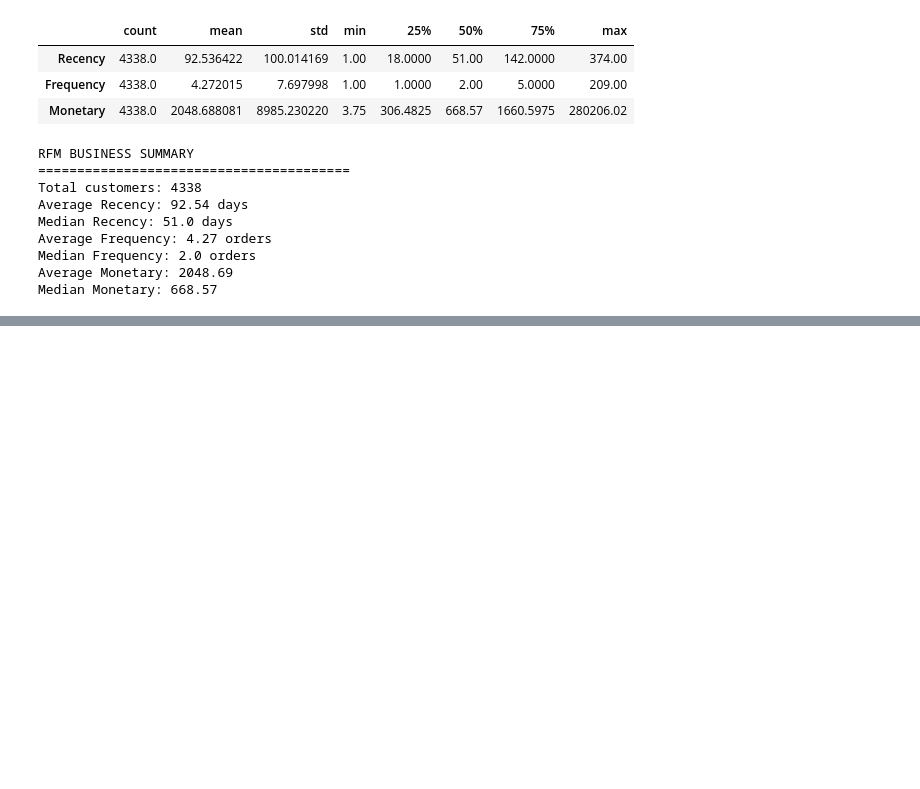
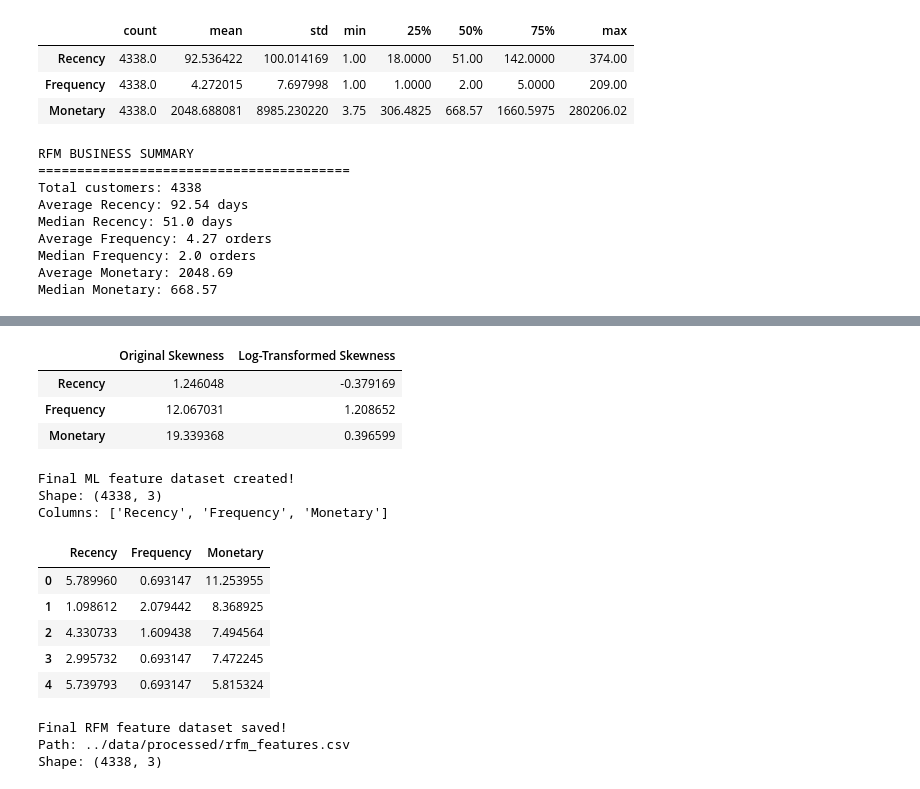
Before and after one commit to vanshika-2105/customer-segmentation-ml, a Jupyter notebook: notebooks/01_customer_segmentation_setup.ipynb, the cells around one changed output, grey strips where cells are left out. Drawn from its saved outputs; the diff is of its cells as text; code cells hidden in the pictures; blank space fills up the shorter version.

```diff
--- a/notebooks/01_customer_segmentation_setup.ipynb
+++ b/notebooks/01_customer_segmentation_setup.ipynb
@@ -784,0 +859,10 @@ Median Monetary: 668.57
+# %%
+rfm_log = np.log1p(rfm_ml)
+
+print("Log transformation completed!")
+
+print("\nOriginal statistics:")
+print(rfm_ml.describe())
+
+print("\nLog-transformed statistics:")
+print(rfm_log.describe())
@@ -784,0 +887,45 @@ Median Monetary: 668.57
+# %%
+original_skewness = rfm_ml.skew()
+transformed_skewness = rfm_log.skew()
+
+skewness_comparison = pd.DataFrame({
+    "Original Skewness": original_skewness,
+    "Log-Transformed Skewness": transformed_skewness
+})
+
+skewness_comparison
+# %% [output]
+|  | Original Skewness | Log-Transformed Skewness |
+| Recency | 1.246048 | -0.379169 |
+| Frequency | 12.067031 | 1.208652 |
+| Monetary | 19.339368 | 0.396599 |
+# %%
+rfm_final = rfm_log.copy()
+
+print("Final ML feature dataset created!")
+print("Shape:", rfm_final.shape)
+print("Columns:", rfm_final.columns.tolist())
+
+rfm_final.head()
+# %% [output]
+Final ML feature dataset created!
+Shape: (4338, 3)
+Columns: ['Recency', 'Frequency', 'Monetary']
+|  | Recency | Frequency | Monetary |
+| 0 | 5.789960 | 0.693147 | 11.253955 |
+| 1 | 1.098612 | 2.079442 | 8.368925 |
+| 2 | 4.330733 | 1.609438 | 7.494564 |
+| 3 | 2.995732 | 0.693147 | 7.472245 |
+| 4 | 5.739793 | 0.693147 | 5.815324 |
+# %%
+rfm_final_path = "../data/processed/rfm_features.csv"
+
+rfm_final.to_csv(rfm_final_path, index=False)
+
+print("Final RFM feature dataset saved!")
+print("Path:", rfm_final_path)
+print("Shape:", rfm_final.shape)
+# %% [output]
+Final RFM feature dataset saved!
+Path: ../data/processed/rfm_features.csv
+Shape: (4338, 3)
```
Also changed, not shown: parts of 5 cells of this notebook, 1 other file.
